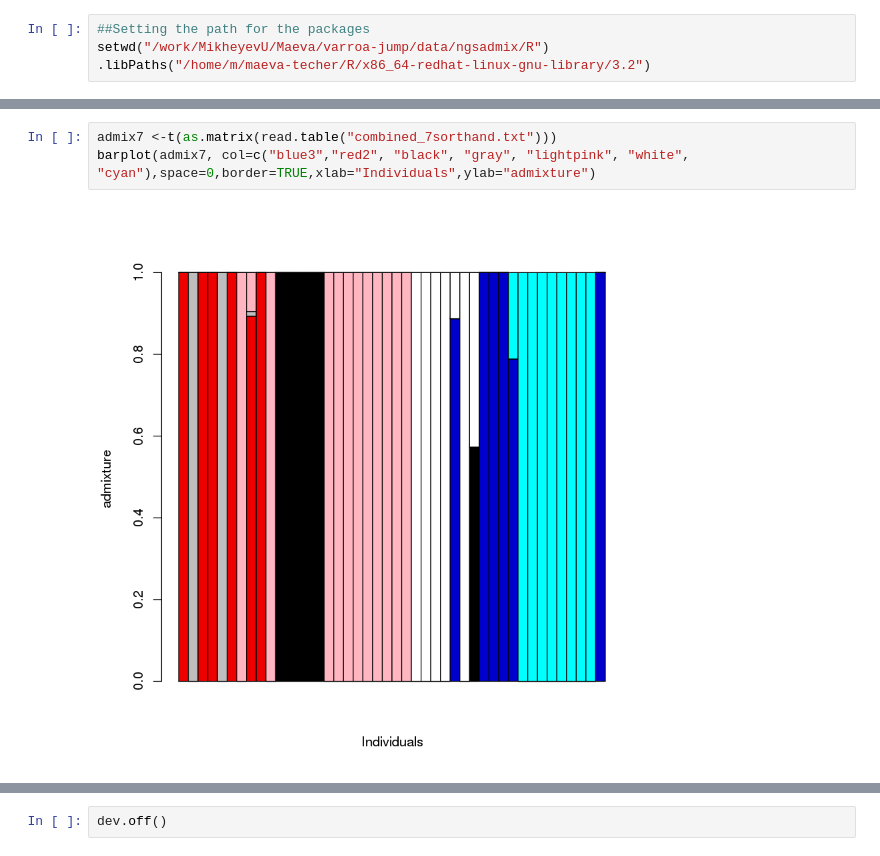
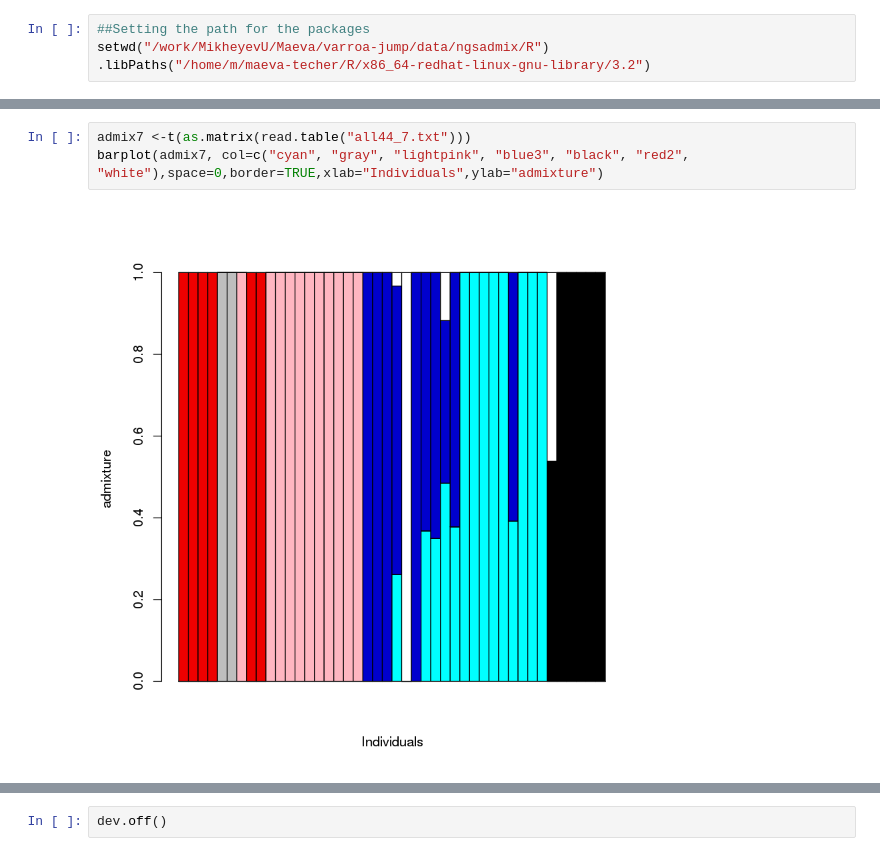
Before and after one commit to MaevaTecher/varroa-host-jump, a Jupyter notebook: notebooks/ngsadmix-combined.ipynb, the cells around one changed output, grey strips where cells are left out. Drawn from its saved outputs; the diff is of its cells as text.

```diff
--- a/notebooks/ngsadmix-combined.ipynb
+++ b/notebooks/ngsadmix-combined.ipynb
@@ -35,6 +35,6 @@ barplot(admix6, col=c("red2", "white", "cyan", "black", "lightpink", "blue3"),sp
 # %%
-admix7 <-t(as.matrix(read.table("combined_7sorthand.txt")))
-barplot(admix7, col=c("blue3","red2", "black", "gray", "lightpink", "white", "cyan"),space=0,border=TRUE,xlab="Individuals",ylab="admixture")
+admix7 <-t(as.matrix(read.table("all44_7.txt")))
+barplot(admix7, col=c("cyan", "gray", "lightpink", "blue3", "black", "red2", "white"),space=0,border=TRUE,xlab="Individuals",ylab="admixture")
 # %% [output]
-[figure, old version]
+[figure, new version]
 # %%
```
Also changed, not shown: parts of 7 cells of this notebook, 2 other files.
